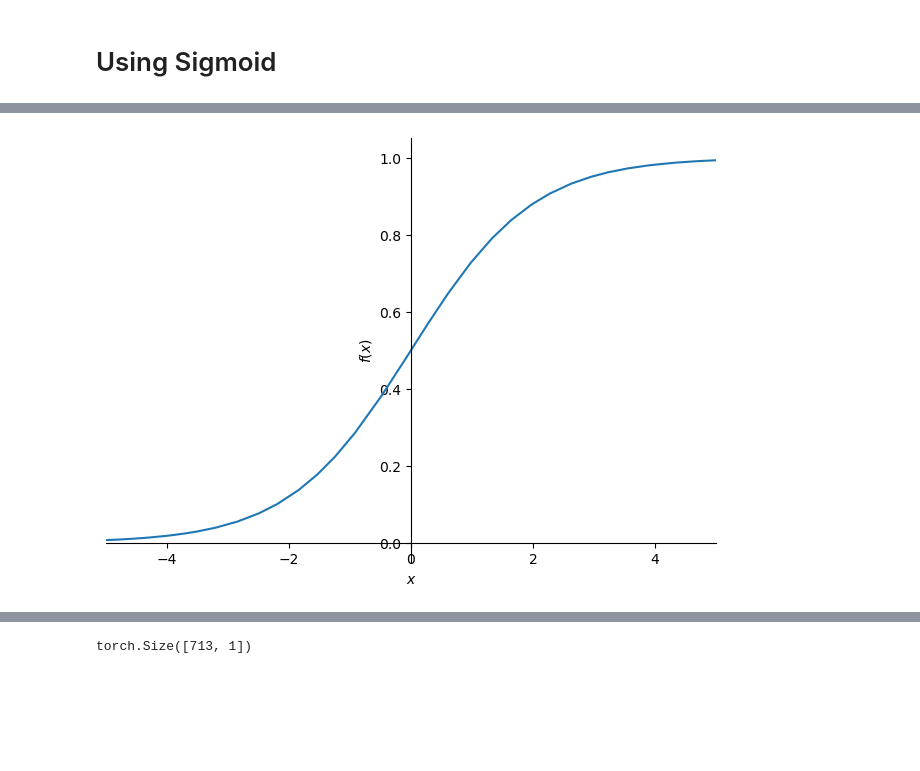
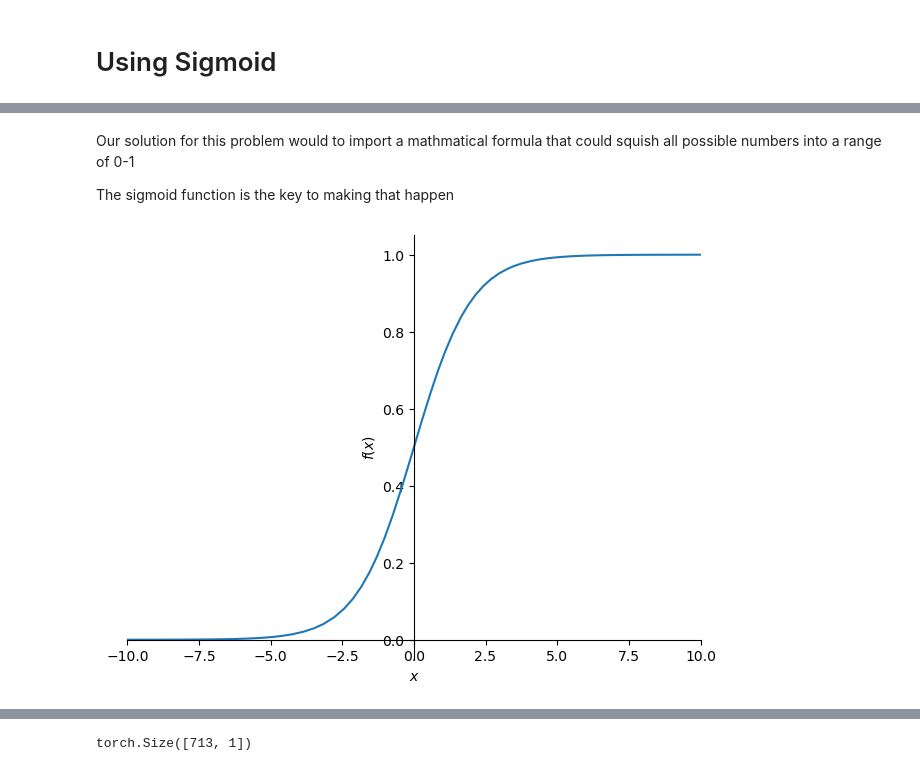
Before and after one commit to WilliamDowning/Lesson-5, a Jupyter notebook: app.ipynb, the cells around one changed output, grey strips where cells are left out. Saved outputs shown, nothing was run; the diff lists cells and outputs as text; code cells hidden in the pictures; blank space fills up the shorter version.

```diff
--- a/app.ipynb
+++ b/app.ipynb
@@ -389,5 +501,9 @@ tensor([ 1.1508,  0.1739,  0.0196,  0.1827,  0.1307,  0.1260,  0.9264,  0.9192,
+# %% [markdown]
+Our solution for this problem would to import a mathmatical formula that could squish all possible numbers into a range of 0-1
+
+The sigmoid function is the key to making that happen
 # %%
 import sympy
-sympy.plot("1/(1+exp(-x))", xlim=(-5,5));
+sympy.plot("1/(1+exp(-x))", xlim=(-10,10));
 # %% [output]
-[figure, old version]
+[figure, new version]
```
Also changed, not shown: parts of 100 cells of this notebook, 6 other files.
